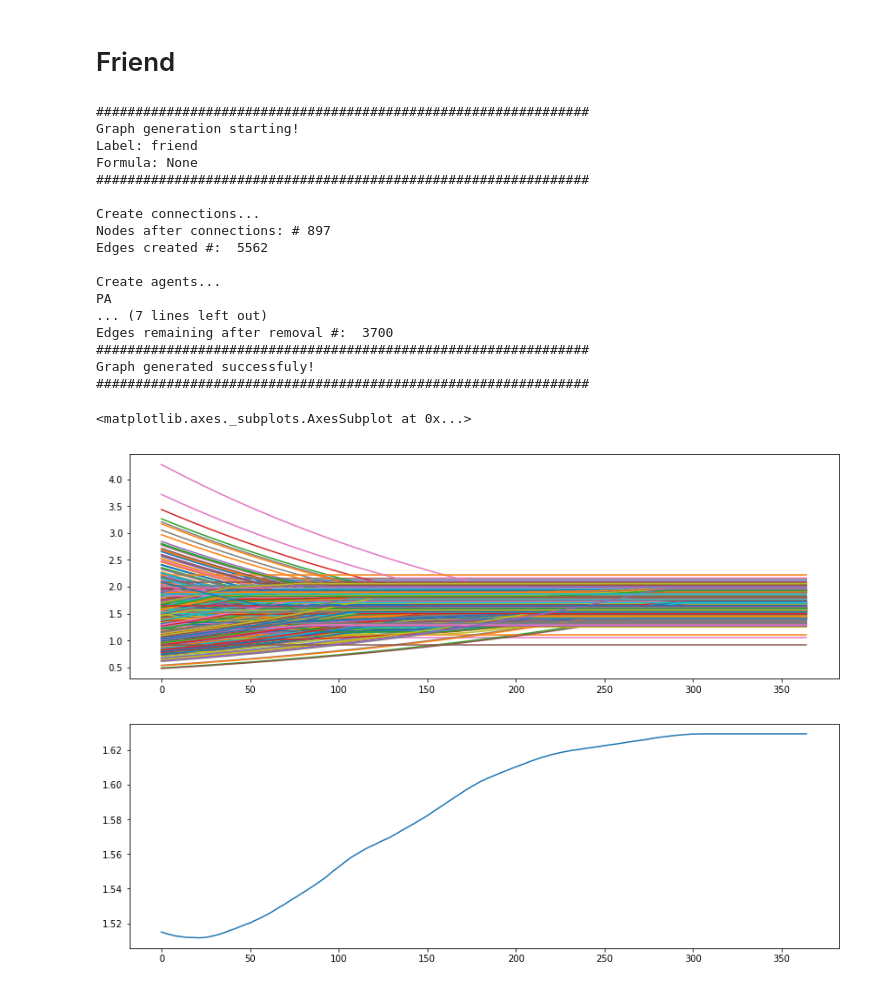
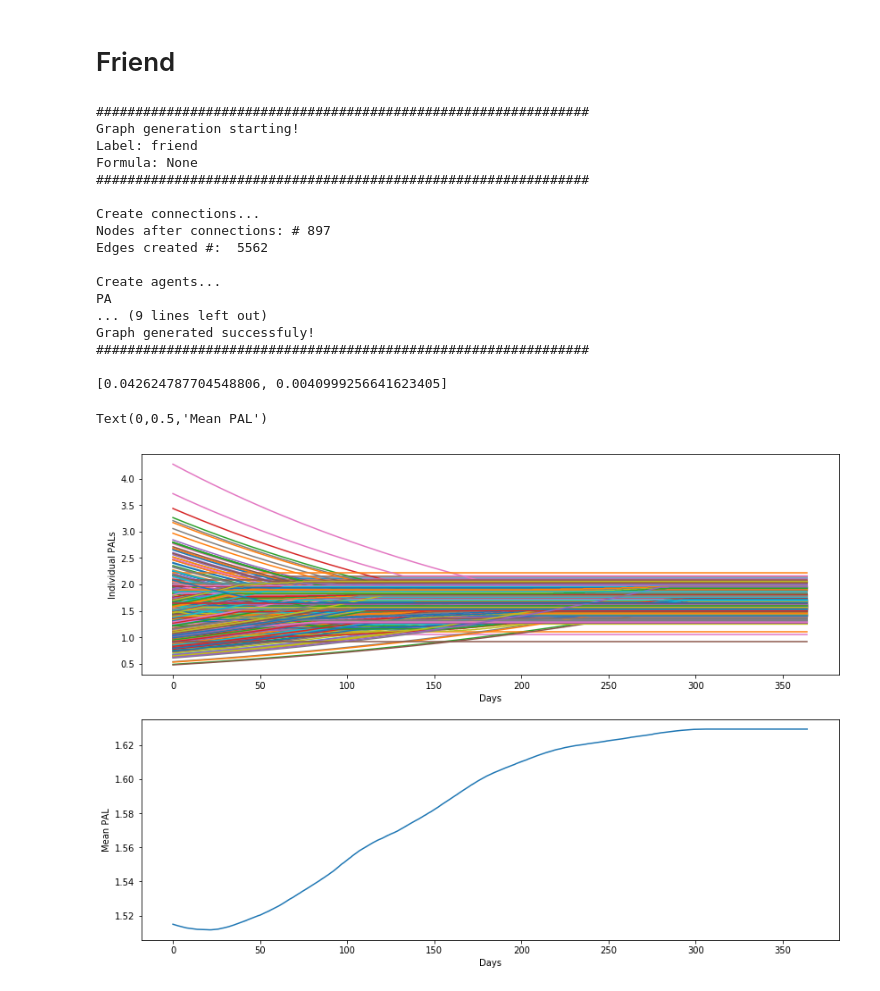
Before and after one commit to ericinlinux/obesity_interventions, a Jupyter notebook: Results_Simulated_Annealing.ipynb, the cells around one changed output. Saved outputs shown, nothing was run; the diff lists cells and outputs as text; code cells hidden in the pictures.

```diff
--- a/Results_Simulated_Annealing.ipynb
+++ b/Results_Simulated_Annealing.ipynb
@@ -250,6 +262,8 @@ for node in graph_friend.nodes():
     PA_results_friend[node] = graph_friend.nodes[node]['PA_hist']
 
 PA_friend_df = pd.DataFrame(PA_results_friend).T
+
+print(p_friend)
 # %% [output]
 ###############################################################
 Graph generation starting!
@@ -263,17 +277,21 @@ Edges created #:  5562
 
 Create agents...
 PA
-... (7 lines left out)
-Edges remaining after removal #:  3700
-###############################################################
+... (9 lines left out)
 Graph generated successfuly!
 ###############################################################
+
+[0.042624787704548806, 0.0040999256641623405]
 # %%
 fig, axes = plt.subplots(nrows=2, ncols=1, figsize=((14,10)))
 
 PA_friend_df.T.plot(legend=False, ax=axes[0])
+axes[0].set_xlabel('Days')
+axes[0].set_ylabel('Individual PALs')
 
 PA_friend_df.mean().plot(legend=False, ax=axes[1])
+axes[1].set_xlabel('Days')
+axes[1].set_ylabel('Mean PAL')
 # %% [output]
-<matplotlib.axes._subplots.AxesSubplot at 0x...>
+Text(0,0.5,'Mean PAL')
-[figure, old version]
+[figure, new version]
```
Also changed, not shown: parts of 4 cells of this notebook, 6 other files.
